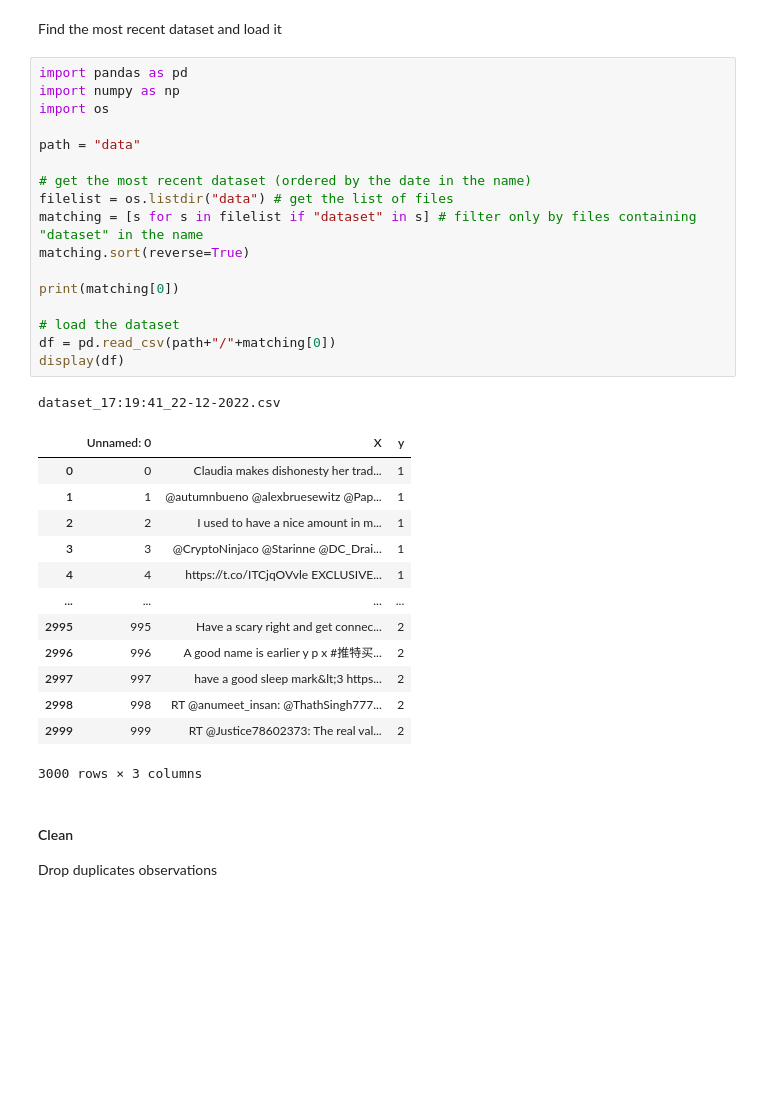
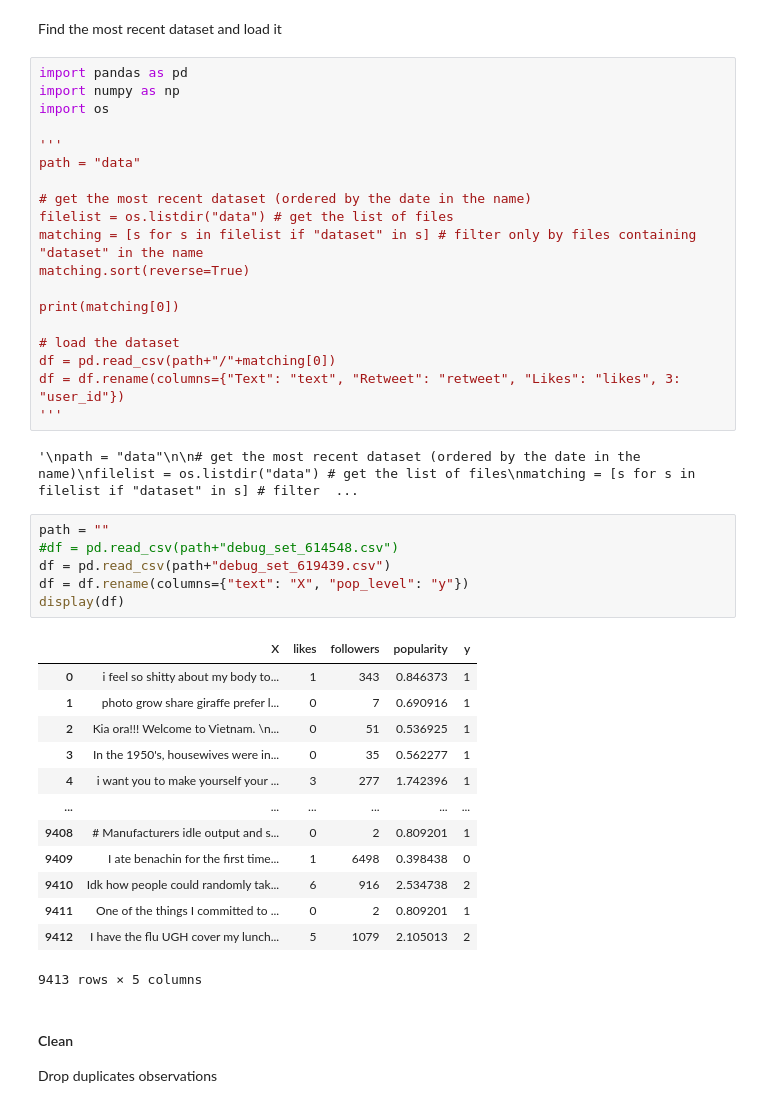
Before and after one commit to giemsei/dssc-ml, a Jupyter notebook: preprocessing.ipynb, the cells around one changed output. Drawn from its saved outputs; the diff is of its cells as text; blank space fills up the shorter version.

```diff
--- a/preprocessing.ipynb
+++ b/preprocessing.ipynb
@@ -12,6 +12,7 @@ import pandas as pd
 import numpy as np
 import os
 
+'''
 path = "data"
 
 # get the most recent dataset (ordered by the date in the name)
@@ -23,22 +24,30 @@ print(matching[0])
 
 # load the dataset
 df = pd.read_csv(path+"/"+matching[0])
-display(df)
+df = df.rename(columns={"Text": "text", "Retweet": "retweet", "Likes": "likes", 3: "user_id"})
+'''
 # %% [output]
-dataset_17:19:41_22-12-2022.csv
+'\npath = "data"\n\n# get the most recent dataset (ordered by the date in the name)\nfilelist = os.listdir("data") # get the list of files\nmatching = [s for s in filelist if "dataset" in s] # filter  ...
-|  | Unnamed: 0 | X | y |
-| 0 | 0 | Claudia makes dishonesty her trad... | 1 |
-| 1 | 1 | @autumnbueno @alexbruesewitz @Pap... | 1 |
-| 2 | 2 | I used to have a nice amount in m... | 1 |
-| 3 | 3 | @CryptoNinjaco @Starinne @DC_Drai... | 1 |
-| 4 | 4 | https://t.co/ITCjqOVvle EXCLUSIVE... | 1 |
-| ... | ... | ... | ... |
-| 2995 | 995 | Have a scary right and get connec... | 2 |
-| 2996 | 996 | A good name is earlier y p x #推特买... | 2 |
-| 2997 | 997 | have a good sleep mark&lt;3 https... | 2 |
-| 2998 | 998 | RT @anumeet_insan: @ThathSingh777... | 2 |
-| 2999 | 999 | RT @Justice78602373: The real val... | 2 |
-3000 rows × 3 columns
+# %%
+path = ""
+#df = pd.read_csv(path+"debug_set_614548.csv")
+df = pd.read_csv(path+"debug_set_619439.csv")
+df = df.rename(columns={"text": "X", "pop_level": "y"})
+display(df)
+# %% [output]
+|  | X | likes | followers | popularity | y |
+| 0 | i feel so shitty about my body to... | 1 | 343 | 0.846373 | 1 |
+| 1 | photo grow share giraffe prefer l... | 0 | 7 | 0.690916 | 1 |
+| 2 | Kia ora!!! Welcome to Vietnam. \n... | 0 | 51 | 0.536925 | 1 |
+| 3 | In the 1950's, housewives were in... | 0 | 35 | 0.562277 | 1 |
+| 4 | i want you to make yourself your ... | 3 | 277 | 1.742396 | 1 |
+| ... | ... | ... | ... | ... | ... |
+| 9408 | # Manufacturers idle output and s... | 0 | 2 | 0.809201 | 1 |
+| 9409 | I ate benachin for the first time... | 1 | 6498 | 0.398438 | 0 |
+| 9410 | Idk how people could randomly tak... | 6 | 916 | 2.534738 | 2 |
+| 9411 | One of the things I committed to ... | 0 | 2 | 0.809201 | 1 |
+| 9412 | I have the flu UGH cover my lunch... | 5 | 1079 | 2.105013 | 2 |
+9413 rows × 5 columns
 # %% [markdown]
 #### Clean
 Drop duplicates observations
```
Also changed, not shown: parts of 32 cells of this notebook, 1 other file.
